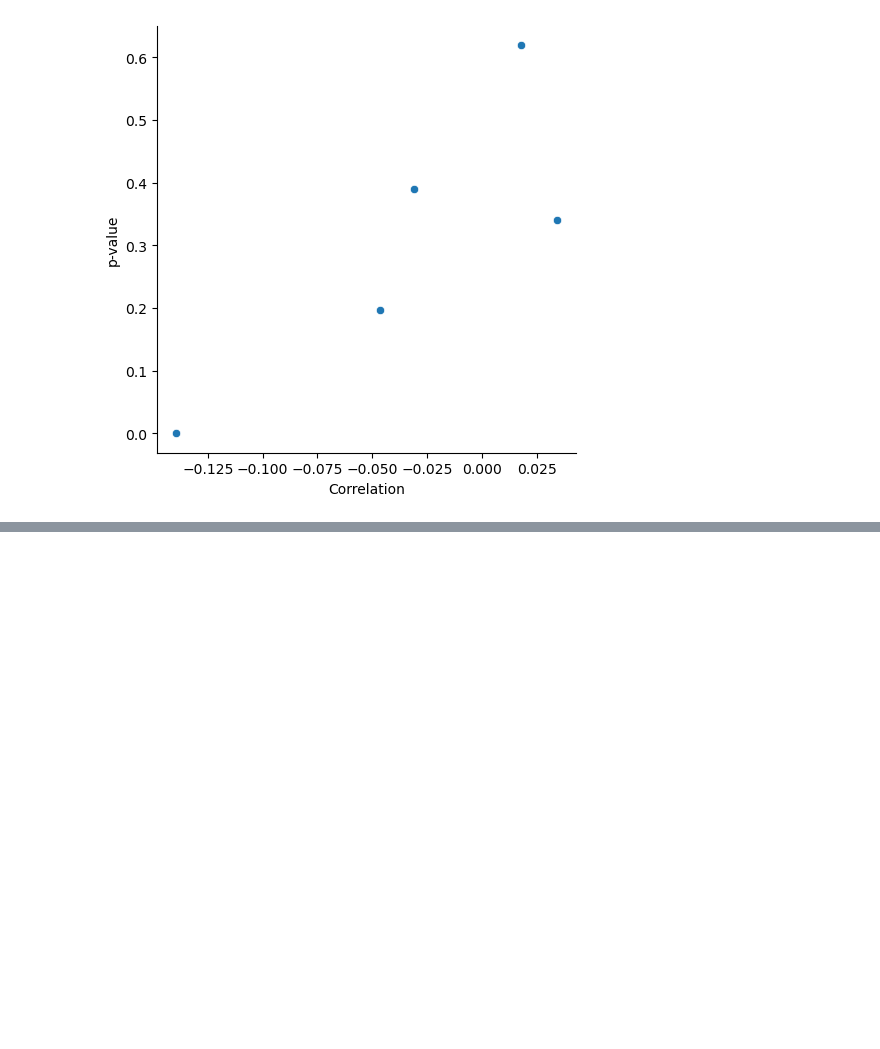
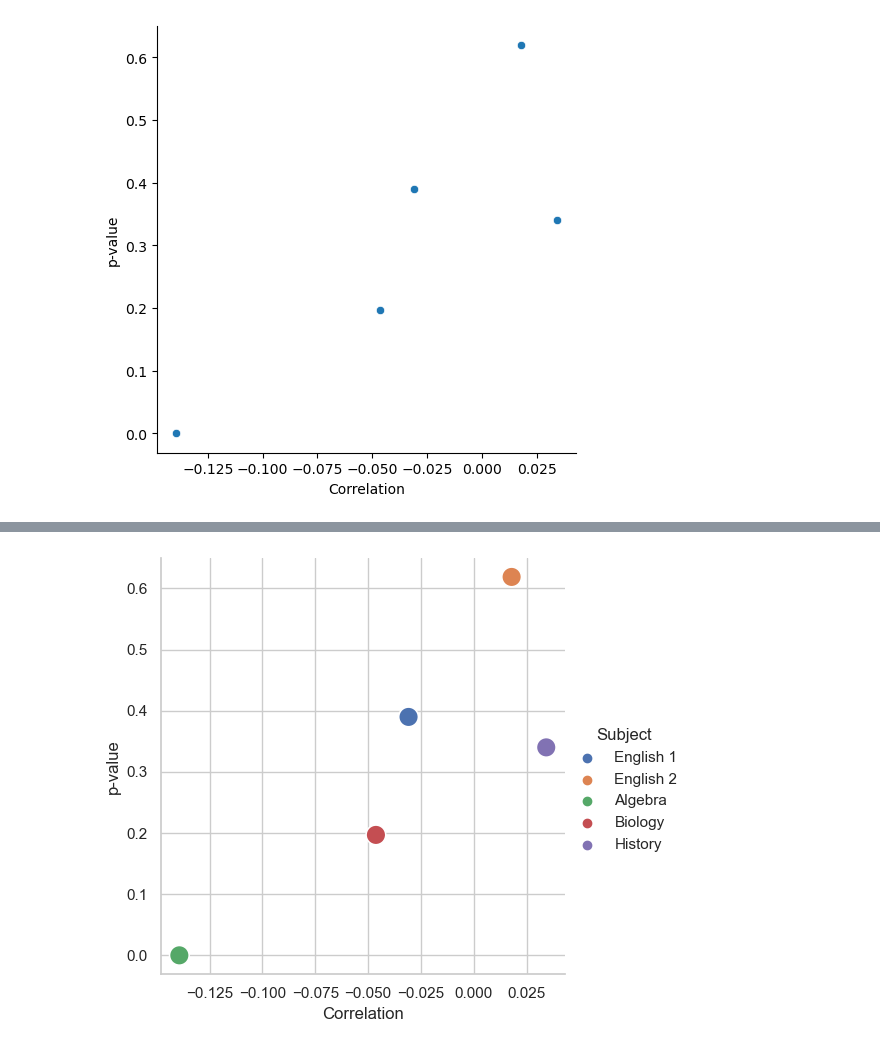
Before and after one commit to college-readiness-preds/capstone_readiness, a Jupyter notebook: stephen_folder/explore.ipynb, the cells around one changed output, grey strips where cells are left out. Saved outputs shown, nothing was run; the diff lists cells and outputs as text; code cells hidden in the pictures; blank space fills up the shorter version.

```diff
--- a/stephen_folder/explore.ipynb
+++ b/stephen_folder/explore.ipynb
@@ -352,0 +411,25 @@ correlation_stu_teach_ratio_subject(train)
+# %%
+subjects = ['english_1', 'english_2', 'algebra', 'biology', 'history']
+
+data = []
+
+for i in subjects:
+
+    r, p = stats.pearsonr(x=train.student_teacher_ratio, y=train[i])
+    data.append({
+                     'Subject': i,
+                     'Correlation': r,
+                     'p-value': p
+                     })
+
+df = pd.DataFrame(data)
+        #set index to subject
+df = df.set_index('Subject')
+        # more readable subject names
+df['Subject'] = ['English 1', 'English 2', 'Algebra', 'Biology', 'History']
+        #plot results
+sns.set_theme()
+sns.set_style("whitegrid")
+plot = sns.relplot(data= df, x= df['Correlation'], y= df['p-value'], hue= 'Subject', s=200)
+# %% [output]
+[figure, added]
```
Also changed, not shown: parts of 4 cells of this notebook, 1 other file.
